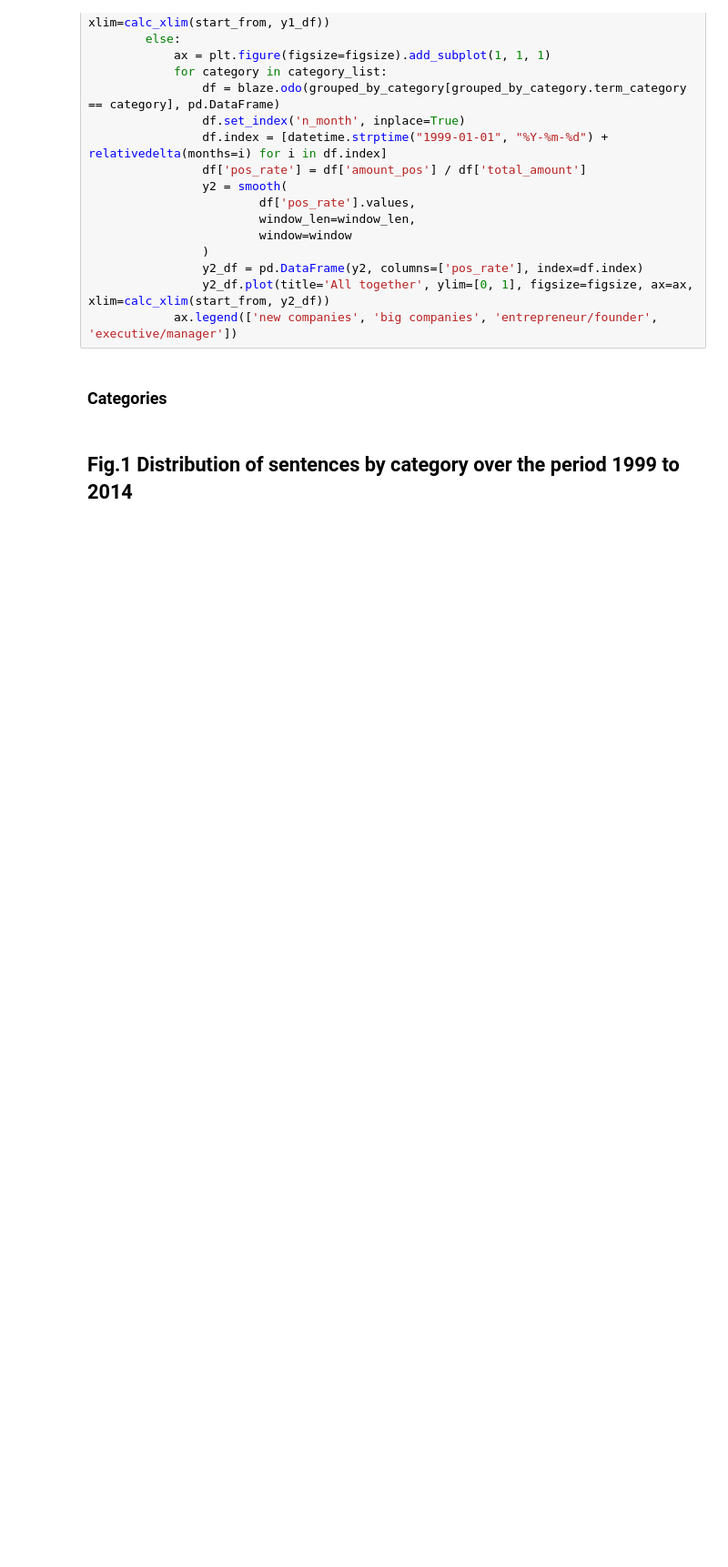
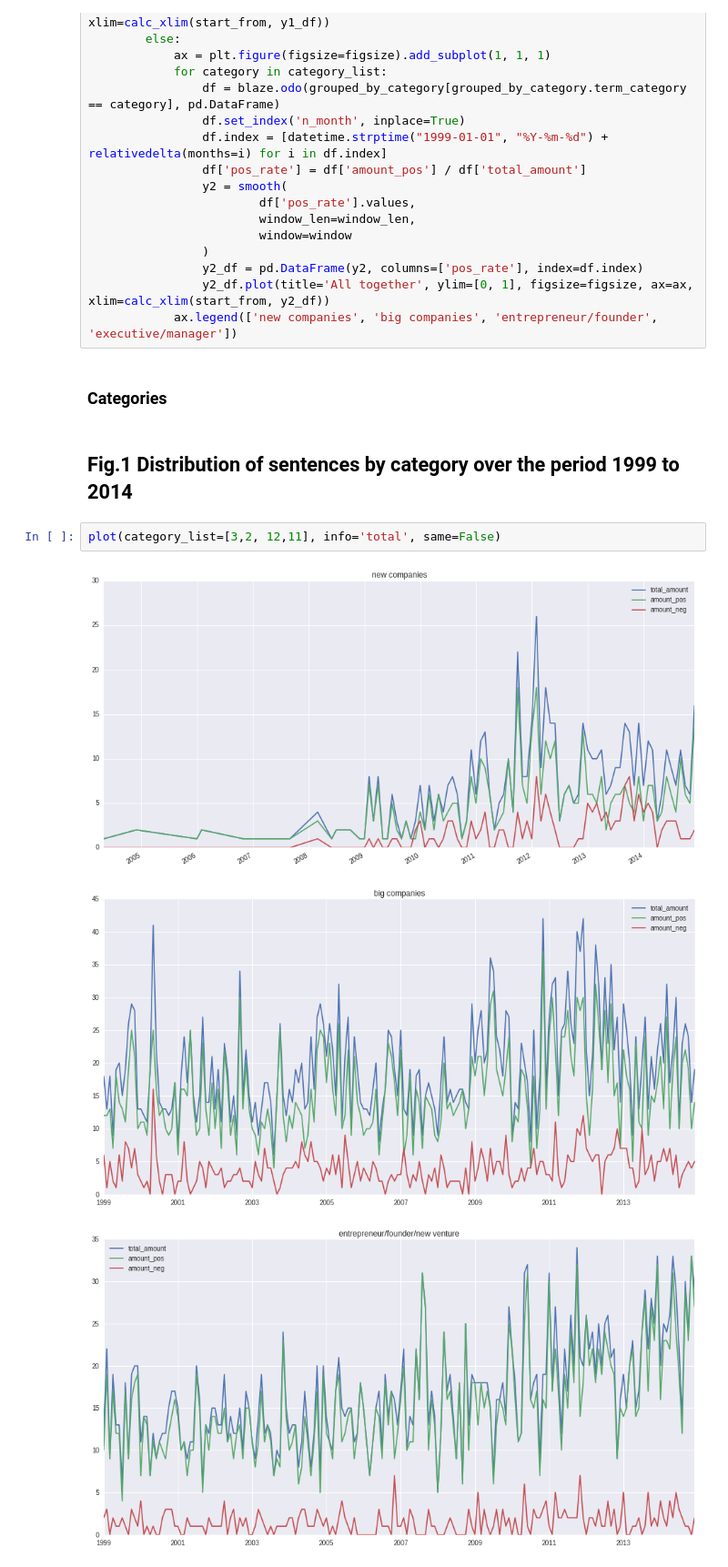
Before and after one commit to mavillard/liwc, a Jupyter notebook: art_and_nyt.ipynb, the cells around one changed output. Shown at 91% size. Saved outputs shown, nothing was run; the diff lists cells and outputs as text; blank space fills up the shorter version.

```diff
--- a/art_and_nyt.ipynb
+++ b/art_and_nyt.ipynb
@@ -323,3 +327,9 @@ def plot(term_list=None, same=False, info='total', category_list=None, figsize=(
 ### Categories
 # %% [markdown]
 ## Fig.1 Distribution of sentences by category over the period 1999 to 2014
+# %%
+plot(category_list=[3,2, 12,11], info='total', same=False)
+# %% [output]
+[figure, added]
+[figure, added]
+[figure, added]
```
Also changed, not shown: parts of 4 cells of this notebook, 6 other files.
